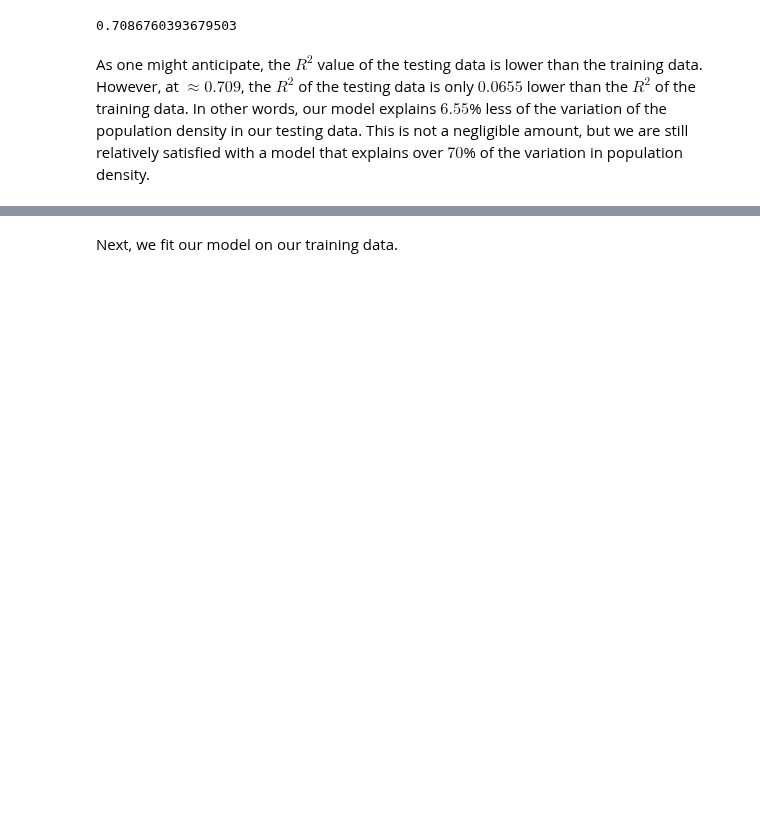
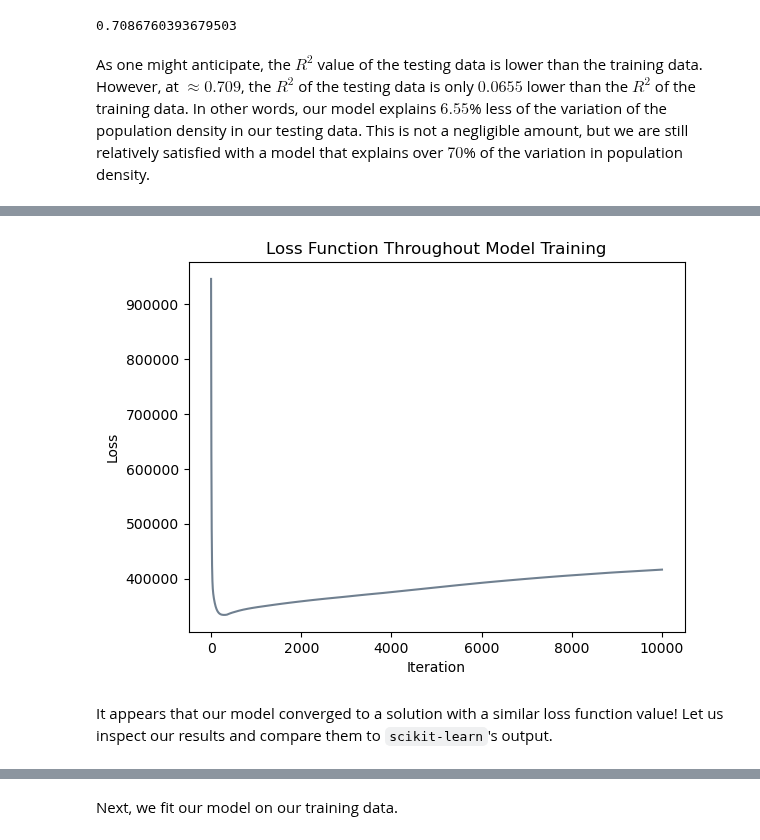
Before and after one commit to Liam-W-Smith/csci-0451-final-project, a Jupyter notebook: code/final_project.ipynb, the cells around one changed output, grey strips where cells are left out. Cells and saved outputs as stored; diff of their text form; code cells hidden in the pictures; blank space fills up the shorter version.

```diff
--- a/code/final_project.ipynb
+++ b/code/final_project.ipynb
@@ -270,0 +455,26 @@ This is not a negligible amount, but we are still relatively satisfied with a mo
+# %%
+# fit linear regression model
+LR_l1 = LinearRegress(penalty = "l1", lam = 10)
+opt_l1 = GradientDescentOptimizer(LR_l1)
+
+# initialize vector to record loss values
+loss_vec_l1 = []
+
+# fit model
+for i in range(10000):
+    # update model
+    opt_l1.step(X_train_torch, y_train_torch, alpha = 0.01)
+
+    # calculate and record loss
+    loss = LR_l1.loss(X_train_torch, y_train_torch)
+    loss_vec_l1.append(loss)
+
+# plot the changes in loss
+plt.plot(loss_vec_l1, color = "slategrey")
+labs = plt.gca().set(xlabel = "Iteration", ylabel = "Loss")
+plt.title("Loss Function Throughout Model Training");
+# %% [output]
+[figure, added]
+# %% [markdown]
+It appears that our model converged to a solution with a similar loss function value!
+Let us inspect our results and compare them to `scikit-learn`'s output.
```
Also changed, not shown: parts of 61 cells of this notebook, 1 other file.
